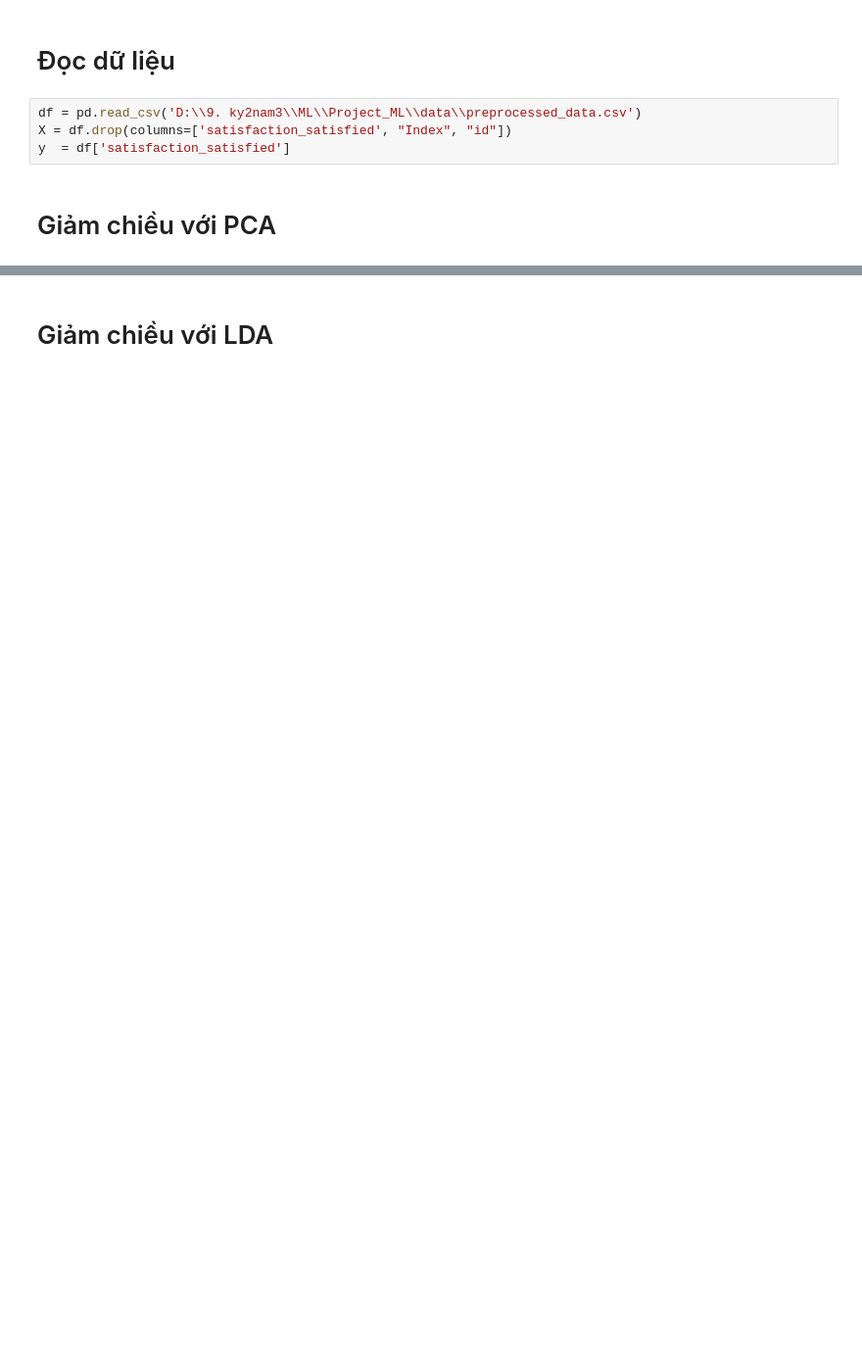
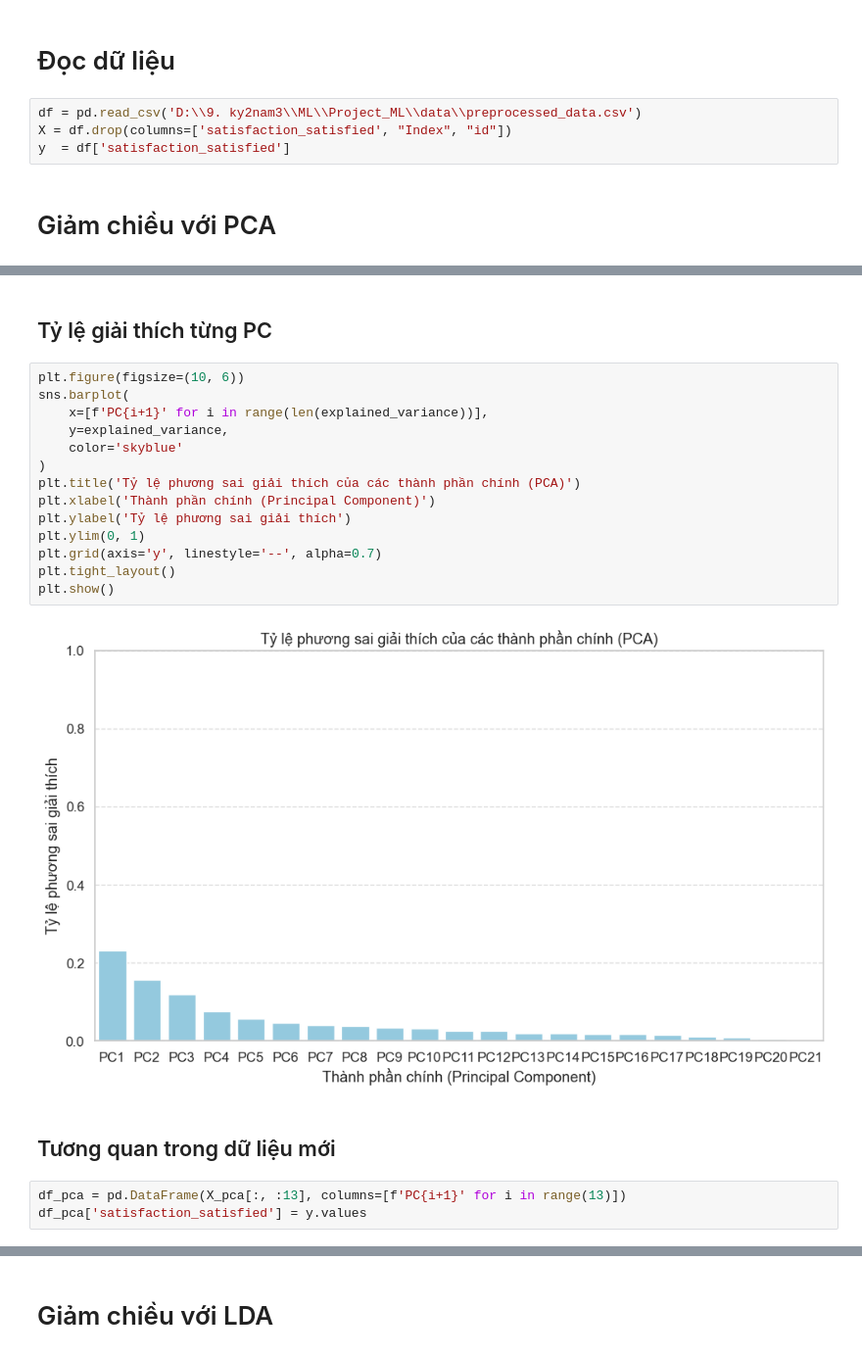
Before and after one commit to Phan-Hai/Airline_Passenger_Satisfaction_EDA, a Jupyter notebook: Notebooks/Dec.ipynb, the cells around one changed output, grey strips where cells are left out. Shown: that part at 98% size. Drawn from its saved outputs; the diff is of its cells as text; blank space fills up the shorter version.

```diff
--- a/Notebooks/Dec.ipynb
+++ b/Notebooks/Dec.ipynb
@@ -33,0 +64,23 @@ plt.show()
+# %% [markdown]
+## Tỷ lệ giải thích từng PC
+# %%
+plt.figure(figsize=(10, 6))
+sns.barplot(
+    x=[f'PC{i+1}' for i in range(len(explained_variance))],
+    y=explained_variance,
+    color='skyblue'
+)
+plt.title('Tỷ lệ phương sai giải thích của các thành phần chính (PCA)')
+plt.xlabel('Thành phần chính (Principal Component)')
+plt.ylabel('Tỷ lệ phương sai giải thích')
+plt.ylim(0, 1)
+plt.grid(axis='y', linestyle='--', alpha=0.7)
+plt.tight_layout()
+plt.show()
+# %% [output]
+[figure, added]
+# %% [markdown]
+## Tương quan trong dữ liệu mới
+# %%
+df_pca = pd.DataFrame(X_pca[:, :13], columns=[f'PC{i+1}' for i in range(13)])
+df_pca['satisfaction_satisfied'] = y.values
```
Also changed, not shown: parts of 16 cells of this notebook, 3 other files.
